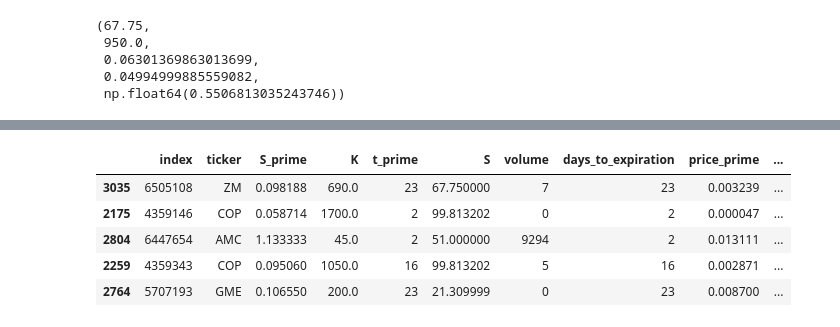
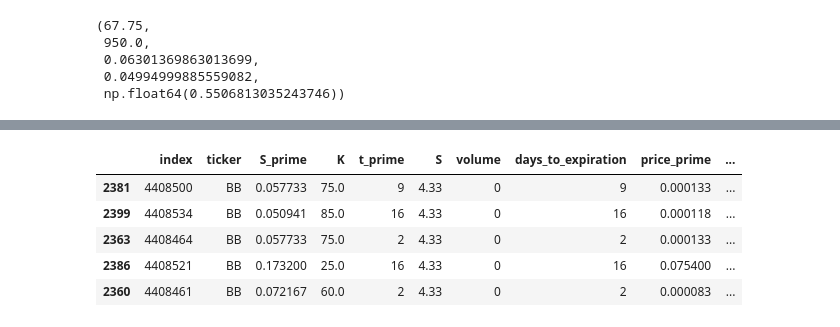
Before and after one commit to izzak98/opt-price, a Jupyter notebook: spde_eval.ipynb, the cells around one changed output, grey strips where cells are left out. Saved outputs shown, nothing was run; the diff lists cells and outputs as text; code cells hidden in the pictures.

```diff
--- a/spde_eval.ipynb
+++ b/spde_eval.ipynb
@@ -445,9 +461,9 @@ q_storm_inps[["S_prime", "S", "days_to_expiration", "price", "price_prime", "V_p
 # %%
-q_storm_inps.sample(5)
+q_storm_inps.loc[q_storm_inps["ticker"] == "BB"].sample(5)
 # %% [output]
 |  | index | ticker | S_prime | K | t_prime | S | volume | days_to_expiration | price_prime | ... |
-| 3035 | 6505108 | ZM | 0.098188 | 690.0 | 23 | 67.750000 | 7 | 23 | 0.003239 | ... |
-| 2175 | 4359146 | COP | 0.058714 | 1700.0 | 2 | 99.813202 | 0 | 2 | 0.000047 | ... |
-| 2804 | 6447654 | AMC | 1.133333 | 45.0 | 2 | 51.000000 | 9294 | 2 | 0.013111 | ... |
-| 2259 | 4359343 | COP | 0.095060 | 1050.0 | 16 | 99.813202 | 5 | 16 | 0.002871 | ... |
-| 2764 | 5707193 | GME | 0.106550 | 200.0 | 23 | 21.309999 | 0 | 23 | 0.008700 | ... |
+| 2381 | 4408500 | BB | 0.057733 | 75.0 | 9 | 4.33 | 0 | 9 | 0.000133 | ... |
+| 2399 | 4408534 | BB | 0.050941 | 85.0 | 16 | 4.33 | 0 | 16 | 0.000118 | ... |
+| 2363 | 4408464 | BB | 0.057733 | 75.0 | 2 | 4.33 | 0 | 2 | 0.000133 | ... |
+| 2386 | 4408521 | BB | 0.173200 | 25.0 | 16 | 4.33 | 0 | 16 | 0.075400 | ... |
+| 2360 | 4408461 | BB | 0.072167 | 60.0 | 2 | 4.33 | 0 | 2 | 0.000083 | ... |
```
Also changed, not shown: parts of 15 cells of this notebook.
